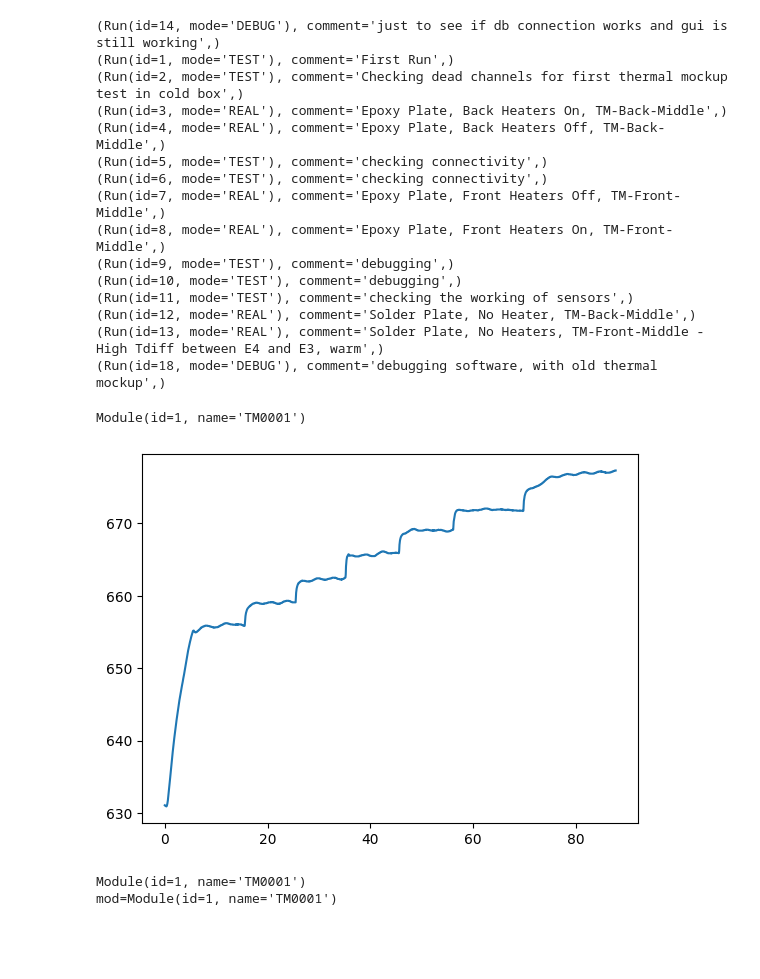
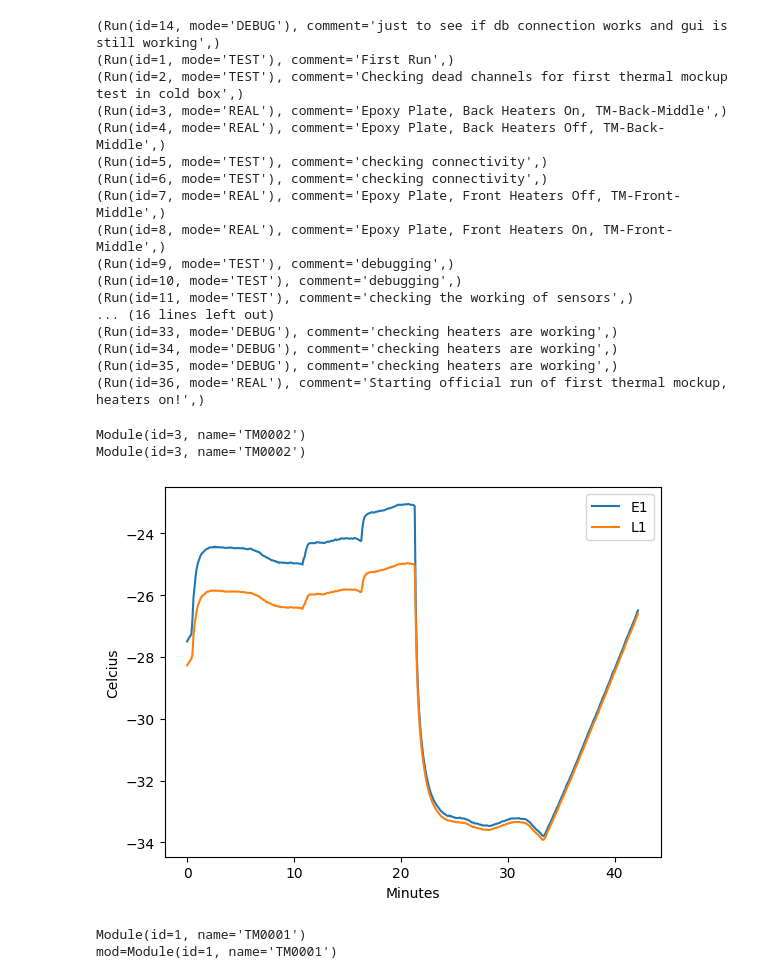
Before and after one commit to bu-etl/module_thermal_mockup, a Jupyter notebook: database/db_upload.ipynb, the cells around one changed output. Cells and saved outputs as stored; diff of their text form; code cells hidden in the pictures; blank space fills up the shorter version.

Commit message:
thermal mockup initial calibration results

```diff
--- a/database/db_upload.ipynb
+++ b/database/db_upload.ipynb
@@ -65,12 +65,12 @@ with Session(engine) as session:
 ##
 import json
 
-MODULE_SERIAL_NUMBER = 'TM0001'
-CALIBRATION_DATA_PATH = "/home/hayden/repos/module_pcb_thermal_mockup/module_pcb_thermal_mockup_v3.5/software/CalibrationGUI/calibration_data_TM0001_2024-09-16 13:25:57.037017.json"
+MODULE_SERIAL_NUMBER = 'TM0002'
+CALIBRATION_DATA_PATH = "/home/hayden/repos/module_pcb_thermal_mockup/module_pcb_thermal_mockup_v3.5/software/CalibrationGUI/calibration_data_TM0002_2024-12-12 13:39:40.875475.json"
 
-ENABLED_SENSORS = ['E1','E3','E4']
+ENABLED_SENSORS = ['E1','E2','E3','E4','L1', "L3"]
 
-CALIBRATION_COMMENT = "This is the recalibration for the thermal mockup that was done by Hayden at IRRAD"
+CALIBRATION_COMMENT = "This the first calibration done in the TIF Climate Box: Batiment 28 2-020"
 
 with Session(engine) as session:
     query = select(dm.Module).where(dm.Module.name == MODULE_SERIAL_NUMBER)
@@ -96,11 +96,13 @@ with Session(engine) as session:
             )
         )
     session.add_all(db_calibs)
-    raise NotImplementedError("FIX the below code for selected sensors :)")
     mod_recalib = dm.ModuleCalibration(
         E1 = db_calibs[0],
-        E3 = db_calibs[1],
-        E4 = db_calibs[2],
+        E2 = db_calibs[1],
+        E3 = db_calibs[2],
+        E4 = db_calibs[3],
+        L1 = db_calibs[4],
+        L3 = db_calibs[5],
         module = thermal_mockup,
         comment=CALIBRATION_COMMENT
     )
@@ -134,32 +136,57 @@ with Session(engine) as session:
 (Run(id=9, mode='TEST'), comment='debugging',)
 (Run(id=10, mode='TEST'), comment='debugging',)
 (Run(id=11, mode='TEST'), comment='checking the working of sensors',)
-(Run(id=12, mode='REAL'), comment='Solder Plate, No Heater, TM-Back-Middle',)
-(Run(id=13, mode='REAL'), comment='Solder Plate, No Heaters, TM-Front-Middle - High Tdiff between E4 and E3, warm',)
-(Run(id=18, mode='DEBUG'), comment='debugging software, with old thermal mockup',)
+... (16 lines left out)
+(Run(id=33, mode='DEBUG'), comment='checking heaters are working',)
+(Run(id=34, mode='DEBUG'), comment='checking heaters are working',)
+(Run(id=35, mode='DEBUG'), comment='checking heaters are working',)
+(Run(id=36, mode='REAL'), comment='Starting official run of first thermal mockup, heaters on!',)
 # %%
 # QUERYING
 import matplotlib.pyplot as plt
-with Session(engine) as session:
-    module = session.execute(select(dm.Module).where(dm.Module.name == "TM0001")).scalar()
+
+def get_sensor_data(run:int, module: str, sensor: str):
+    module = session.execute(select(dm.Module).where(dm.Module.name == module)).scalar()
     print(module)
     query = select(dm.Data).where(
-        dm.Data.run_id==8, dm.Data.sensor=="E3", dm.Data.module == module)
+        dm.Data.run_id==run, dm.Data.sensor==sensor, dm.Data.module == module)
 
-    data = session.execute(query).scalars().all()
+    data = session.execute(query.order_by(dm.Data.id)).scalars().all()
+    return data
 
-    ohms = [d.ohms for d in data]
-    ts = [t.timestamp for t in data]
+def elapsed_time(time: list):
+    t0 = time[0]
+    return [(t - t0).total_seconds() / 60 for t in time]
 
-    t0 = ts[0]
-    elapsed_time = lambda t: (t - t0).total_seconds() / 60
-    elapsed_times = [elapsed_time(t) for t in ts]
+def sensor_plot(data:list[dm.Data], **kwargs):
+    y_data = [d.celcius for d in data]
+    ts = elapsed_time([t.timestamp for t in data])
 
-    # plot
-    plt.plot(elapsed_times, ohms)
+    plt.plot(ts, y_data, **kwargs)
+
+with Session(engine) as session:
+    run = 36
+    module = "TMO002"
+    etroc = "E1"
+    lgad = "L1"
+    E_data = get_sensor_data(run, module, etroc)
+    L_data = get_sensor_data(run, module, lgad)
+
+    start_idx, stop_idx = 0, 2000
+    sensor_plot(E_data[start_idx:stop_idx], label=etroc)
+    sensor_plot(L_data[start_idx:stop_idx], label=lgad)
+    # dT = np.array([e.celcius - l.celcius for e, l in zip(E3_data, L3_data)])
+
+    # print(np.mean(dT[start_idx:stop_idx]))
+    # plt.plot(elapsed_time([t.timestamp for t in E3_data[start_idx:stop_idx]]), dT[start_idx:stop_idx])
+
+    plt.xlabel('Minutes')
+    plt.ylabel("Celcius")
+    plt.legend()
 # %% [output]
-Module(id=1, name='TM0001')
+Module(id=3, name='TM0002')
+Module(id=3, name='TM0002')
-[figure, old version]
+[figure, new version]
 # %%
 from pydantic import BaseModel, field_validator, ConfigDict, model_validator, model_serializer
 from typing import Optional
```
Also changed, not shown: parts of 1 cell of this notebook, 5 other files.
